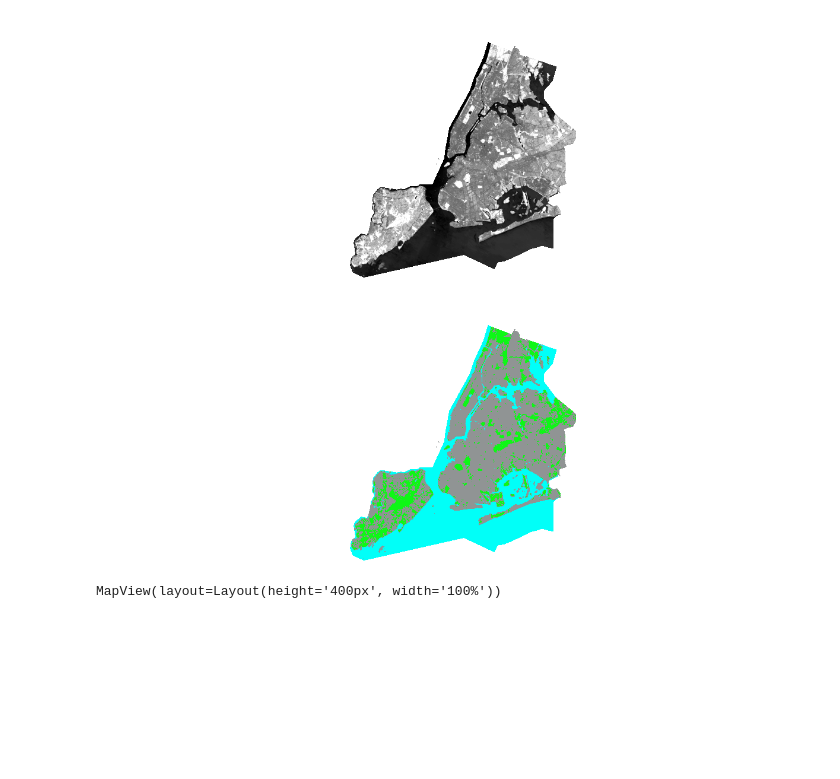
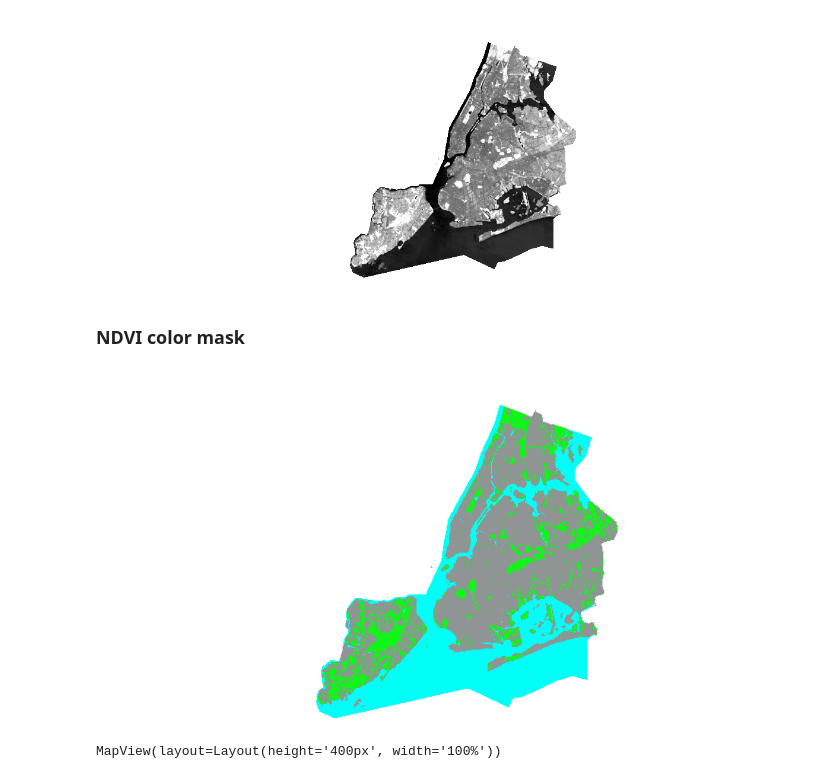
Before and after one commit to Bench-amblee/arcpy, a Jupyter notebook: nyc_landcover.ipynb, the cells around one changed output. Cells and saved outputs as stored; diff of their text form; code cells hidden in the pictures; blank space fills up the shorter version.

```diff
--- a/nyc_landcover.ipynb
+++ b/nyc_landcover.ipynb
@@ -91,17 +109,19 @@ nyc_clip.extent = area['extent']
 nyc_clip
 # %% [output]
 [figure]
+# %% [markdown]
+### NDVI color mask
 # %%
 masked = colormap(remap(nyc_clip,
                         input_ranges=[-1,0,     # water
                                      -0.1, 0.4, # Concrete
                                      0.4, 1],   # Vegetation, Trees
                         output_values=[1, 2, 3]),
                         colormap=[[1, 1, 255, 248], [2, 144, 148, 148], [3,14,247,22]], astype='u8')
 
-Image(masked.export_image(bbox=area['extent'], size=[1200,450], f='image'))
+Image(masked.export_image(bbox=area['extent'], size=[800,400], f='image'))
 # %% [output]
-[figure, old version]
+[figure, new version]
 # %%
 mask_map = gis.map('New York City')
 mask_map.add_layer(masked)
```
Also changed, not shown: parts of 15 cells of this notebook.
